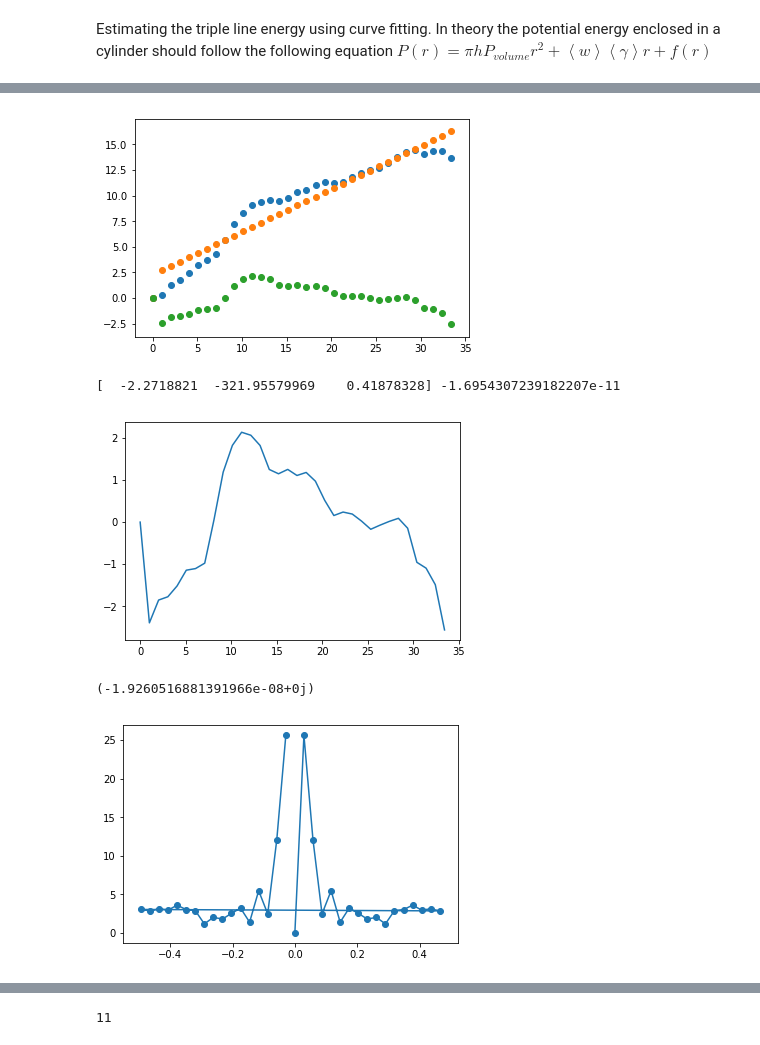
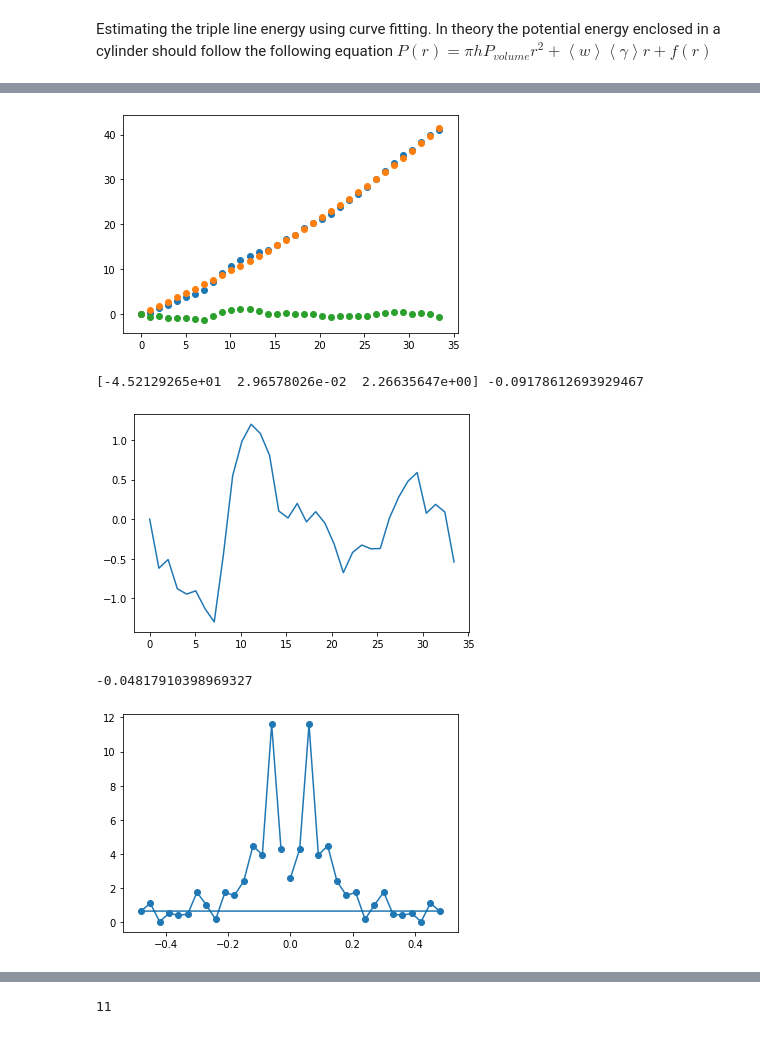
Before and after one commit to PaulTwine/TripleLines.github.io, a Jupyter notebook: TripleLine Fitting.ipynb, the cells around one changed output, grey strips where cells are left out. Cells and saved outputs as stored; diff of their text form; code cells hidden in the pictures.

```diff
--- a/TripleLine Fitting.ipynb
+++ b/TripleLine Fitting.ipynb
@@ -46,8 +46,8 @@ x = np.linspace(0,20,40)
 #plt.plot(x,AsymptoticLinear(x,15,812))
 #plt.scatter(x,Composite(x,2,25,-2))
 # %%
-#strDumpFile = '../../PythonLAMMPS/VolumeTest/dump.eam'
-strDumpFile = '../data/dump.eam'
+strDumpFile = '../../PythonLAMMPS/VolumeTest/dump.eam'
+#strDumpFile = '../data/dump.eam'
 strPMFile = strDumpFile + 'PM'
 objData = LD.LAMMPSData(strPMFile,1)
 objProcess = objData.GetTimeStepByIndex(0)
@@ -66,18 +66,18 @@ lstExcessGB = []
 lstFitGBExcess = []
 lstExcess2 =[]
 lstExcess3 = []
-intCol = 10
+intCol = 2
 intPE = objProcess.GetColumnNames().index('c_pe1')
 intVS = objProcess.GetColumnNames().index('VolumetricStrain')
 fltVolume = np.mean(objProcess.GetLatticeAtoms()[:,intVS])
 arrDistance = sc.spatial.distance_matrix(arrTriplePoints[:,0:2],arrTriplePoints[:,0:2])
 fltClosest = np.sort(arrDistance[intCol])[1]
-#fltClosest = 80
-fltIncrement = 4.05/(4)
+fltClosest = 200
+fltIncrement = 4.05/4
 A =np.median(objProcess.GetLatticeAtoms()[:,intPE])*4*4.05**(-3)*h*np.pi/(1+fltVolume)
-fltMeanLatticePE = np.mean(objProcess.FindValuesInCylinder(objProcess.GetLatticeAtoms()[:,0:4],
+fltMeanLatticePE = np.median(objProcess.FindValuesInCylinder(objProcess.GetLatticeAtoms()[:,0:4],
                                                            arrTriplePoints[intCol],fltClosest/2,h,intPE))
-fltMedianGBPE = np.median(objProcess.FindValuesInCylinder(objProcess.GetOtherAtoms()[:,0:4],
+fltMedianGBPE = np.mean(objProcess.FindValuesInCylinder(objProcess.GetOtherAtoms()[:,0:4],
                                                            arrTriplePoints[intCol],fltClosest/2,h,intPE))
 arrCurrentTripleLine = objProcess.MoveToSimulationCell(arrTriplePoints[intCol])
 for j in range(0,np.floor(fltClosest/(2*fltIncrement)).astype('int')):
@@ -139,23 +139,23 @@ print(popt4, np.mean(lstTJ))
 plt.plot(lstValues, lstTJ)
 plt.show()
 # %% [output]
-[figure, old version]
+[figure, new version]
-[  -2.2718821  -321.95579969    0.41878328] -1.6954307239182207e-11
+[-4.52129265e+01  2.96578026e-02  2.26635647e+00] -0.09178612693929467
-[figure, old version]
+[figure, new version]
 # %%
-# if np.mod(len(lstTJ),2) ==0:
-#     lstTJ = lstTJ[:-1]
-#     fltLastValue = lstValues[-2]
-# else:
-#     fltLastValue = lstValues[-1]
+if np.mod(len(lstTJ),2) ==0:
+    lstTJ = lstTJ[:-1]
+    fltLastValue = lstValues[-2]
+else:
+    fltLastValue = lstValues[-1]
 arrfft = np.fft.fft(lstTJ)
 arrAmplitude = np.abs(arrfft)
 arrFrequency = np.fft.fftfreq(len(arrfft),fltIncrement)
 plt.scatter(arrFrequency, arrAmplitude)
 plt.plot(arrFrequency, arrAmplitude)
 intMax = np.argmax(arrAmplitude)
 intPeriod = (1/arrFrequency[intMax]).astype('int')
-print(arrfft[0]*lstValues[-1])
+print(np.mean(lstTJ[-intPeriod:]))
 # %% [output]
-(-1.9260516881391966e-08+0j)
+-0.04817910398969327
-[figure, old version]
+[figure, new version]
```
Also changed, not shown: parts of 13 cells of this notebook.
